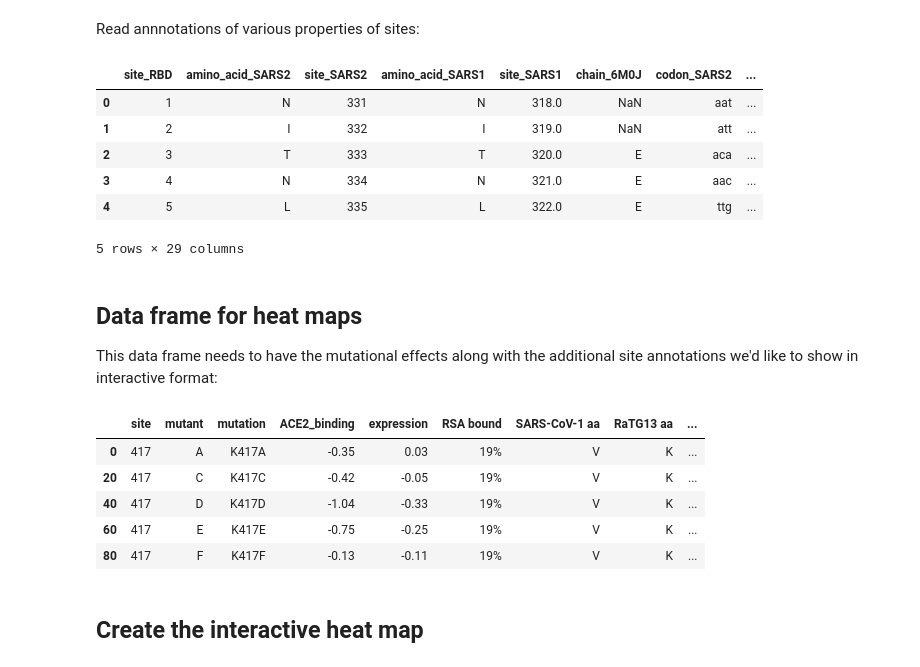
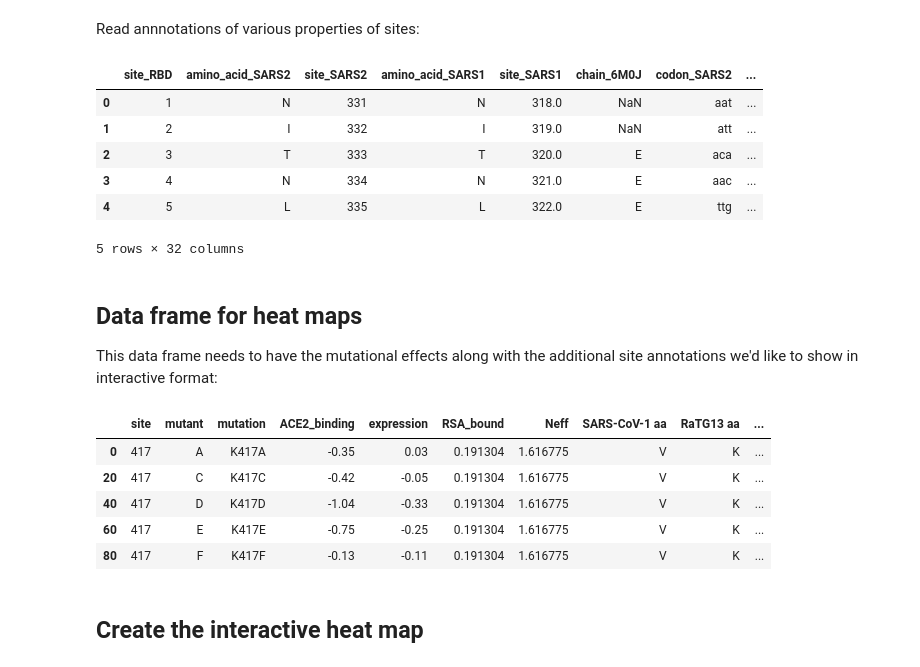
Before and after one commit to jbloomlab/SARS-CoV-2-RBD_DMS, a Jupyter notebook: interactive_heatmap.ipynb, the cells around one changed output. Drawn from its saved outputs; the diff is of its cells as text; code cells hidden in the pictures.

```diff
--- a/interactive_heatmap.ipynb
+++ b/interactive_heatmap.ipynb
@@ -42,7 +42,7 @@ pd.testing.assert_frame_equal(
         mut_effects[['site_RBD', 'site_SARS2', 'wildtype']].drop_duplicates().reset_index(drop=True),
         site_annotations[['site_RBD', 'site_SARS2', 'amino_acid_SARS2']].rename(columns={'amino_acid_SARS2': 'wildtype'}),
         )
-
+site_annotations['SARS-CoV-1/2 differences'] = site_annotations[['amino_acid_SARS2', 'amino_acid_SARS1']].apply(lambda x: False if x[0] == x[1] else True, axis=1)
 # first few lines
 site_annotations.head()
 # %% [output]
@@ -52,7 +52,7 @@ site_annotations.head()
 | 2 | 3 | T | 333 | T | 320.0 | E | aca | ... |
 | 3 | 4 | N | 334 | N | 321.0 | E | aac | ... |
 | 4 | 5 | L | 335 | L | 322.0 | E | ttg | ... |
-5 rows × 29 columns
+5 rows × 32 columns
 # %% [markdown]
 ## Data frame for heat maps
 This data frame needs to have the mutational effects along with the additional site annotations we'd like to show in interactive format:
@@ -68,56 +68,55 @@ mut_effects_to_keep = {'site_SARS2': 'site',
 
 # site annotations to keep and their names
 site_annotations_to_keep = {'site_SARS2': 'site',
-                            'RSA_bound': 'RSA bound',
-#                             'RSA_unbound': 'RSA -ACE2',
-                            'SARS2_ACE2_contact': 'ACE2 contact',
+                            'RSA_bound': 'RSA_bound',
+                            'Neff': 'Neff',
+                            'SARS2_ACE2_contact': 'ACE2 contact SARS-CoV-2',
+                            'SARS1_ACE2_contact': 'ACE2 contact SARS-CoV-1',
                             'amino_acid_SARS1': 'SARS-CoV-1 aa',
                             'amino_acid_RaTG13': 'RaTG13 aa',
                             'amino_acid_GD_Pangolin': 'GD-Pangolin aa',
-                            'epitope_80R': 'epitope 80R',
-                            'buried_downRBD': 'buried down RBD'
+                            'SARS-CoV-1/2 differences': 'SARS-CoV-1/2 differences'
                            }
 
 # conditions is the data shown in the heatmaps
 # targets are the values in the dropdown menus
 conditions = ['expression', 'ACE2 binding']
-targets = ['all sites', 'ACE2 contact', 'epitope 80R', 'buried down RBD']
+targets = ['all sites', 'ACE2 contact SARS-CoV-2', 'ACE2 contact SARS-CoV-1', 'SARS-CoV-1/2 differences']
 
 def format_RSA(rsa):
     if pd.isnull(rsa):
         return 'n.a.'
     else:
         return f"{round(rsa * 100)}%"
 
 df = (mut_effects[list(mut_effects_to_keep)]
       .rename(columns=mut_effects_to_keep)
       .query('(mutant != "*") and (wildtype != "*")')
       .merge(site_annotations[list(site_annotations_to_keep)]
-             .assign(RSA_bound=lambda x: x['RSA_bound'].map(format_RSA))
              .rename(columns=site_annotations_to_keep),
              on='site')
      )
 df['wildtype_code'] = (df[['wildtype', 'mutant']].apply(lambda x: 'x' if x[0] == x[1] else '', axis=1))
 df['all sites'] = True
-zoom_bar_info = df[['site', 'ACE2 contact']]
+zoom_bar_info = df[['site', 'ACE2 contact SARS-CoV-2']]
 df = pd.melt(df,
             id_vars=[x for x in df.columns.values if x not in targets],
             var_name='subset')
 # remove sites/subset pairs without data
 df = df.drop(df[df['value'] == False].index).drop(columns='value')
 df = pd.merge(df, zoom_bar_info, on='site')
 
 # clean up
 df = df.drop(columns=['wildtype']).drop_duplicates()
 df = df.fillna(np.nan)
 df.head()
 # %% [output]
-|  | site | mutant | mutation | ACE2_binding | expression | RSA bound | SARS-CoV-1 aa | RaTG13 aa | ... |
-| 0 | 417 | A | K417A | -0.35 | 0.03 | 19% | V | K | ... |
-| 20 | 417 | C | K417C | -0.42 | -0.05 | 19% | V | K | ... |
-| 40 | 417 | D | K417D | -1.04 | -0.33 | 19% | V | K | ... |
-| 60 | 417 | E | K417E | -0.75 | -0.25 | 19% | V | K | ... |
-| 80 | 417 | F | K417F | -0.13 | -0.11 | 19% | V | K | ... |
+|  | site | mutant | mutation | ACE2_binding | expression | RSA_bound | Neff | SARS-CoV-1 aa | RaTG13 aa | ... |
+| 0 | 417 | A | K417A | -0.35 | 0.03 | 0.191304 | 1.616775 | V | K | ... |
+| 20 | 417 | C | K417C | -0.42 | -0.05 | 0.191304 | 1.616775 | V | K | ... |
+| 40 | 417 | D | K417D | -1.04 | -0.33 | 0.191304 | 1.616775 | V | K | ... |
+| 60 | 417 | E | K417E | -0.75 | -0.25 | 0.191304 | 1.616775 | V | K | ... |
+| 80 | 417 | F | K417F | -0.13 | -0.11 | 0.191304 | 1.616775 | V | K | ... |
 # %% [markdown]
 ## Create the interactive heat map
 # %%
```
Also changed, not shown: parts of 1 cell of this notebook.
